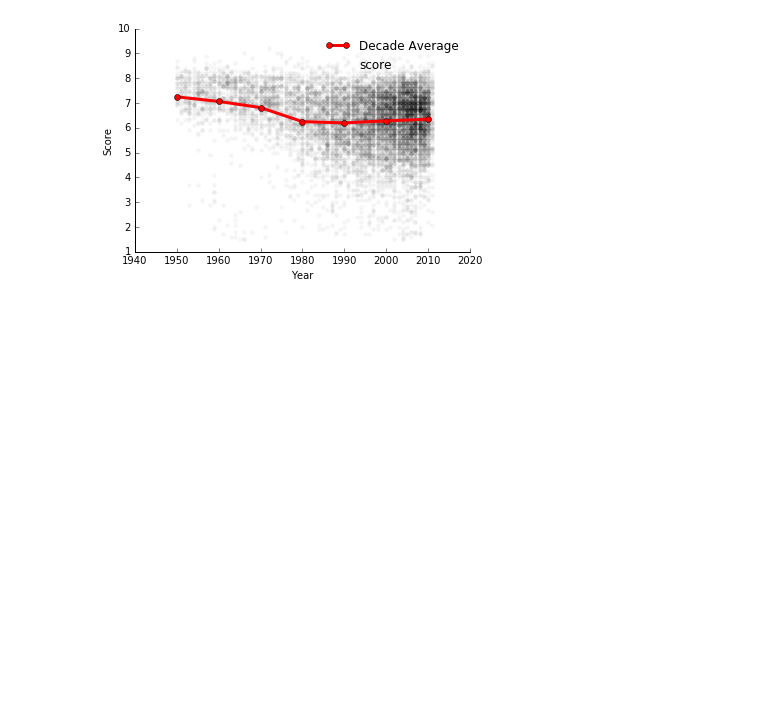
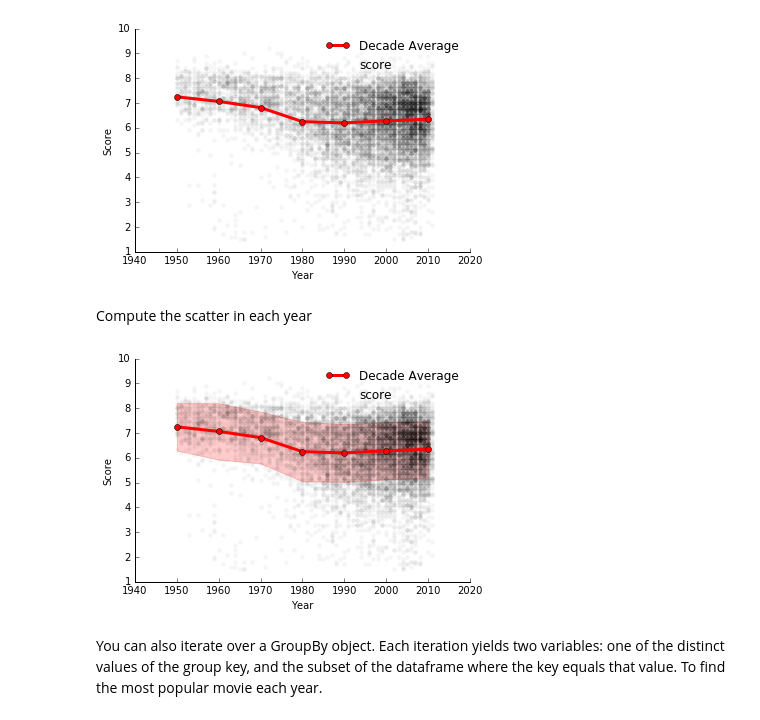
Before and after one commit to yutsai84/HarvardCS109, a Jupyter notebook: Data_Wrangling.ipynb, the cells around one changed output. Cells and saved outputs as stored; diff of their text form; code cells hidden in the pictures; blank space fills up the shorter version.

```diff
--- a/Data_Wrangling.ipynb
+++ b/Data_Wrangling.ipynb
@@ -311,3 +311,20 @@ year
 2010.0    6.344081
 Name: Decade Mean, dtype: float64
 [figure]
+# %% [markdown]
+Compute the scatter in each year
+# %%
+grouped_scores=data.groupby(decade).score
+mean=grouped_scores.mean()
+std=grouped_scores.std()
+plt.plot(decade_mean.index,decade_mean.values,'o-',color='r',lw=3,label='Decade Average')
+plt.fill_between(decade_mean.index,(decade_mean+std).values,(decade_mean-std).values,color='r',alpha=.2)
+plt.scatter(data.year,data.score,alpha=.04,lw=0,color='k')
+plt.xlabel("Year")
+plt.ylabel("Score")
+plt.legend(frameon=False)
+remove_border()
+# %% [output]
+[figure, added]
+# %% [markdown]
+You can also iterate over a GroupBy object. Each iteration yields two variables: one of the distinct values of the group key, and the subset of the dataframe where the key equals that value. To find the most popular movie each year.
```
Also changed, not shown: parts of 6 cells of this notebook.
